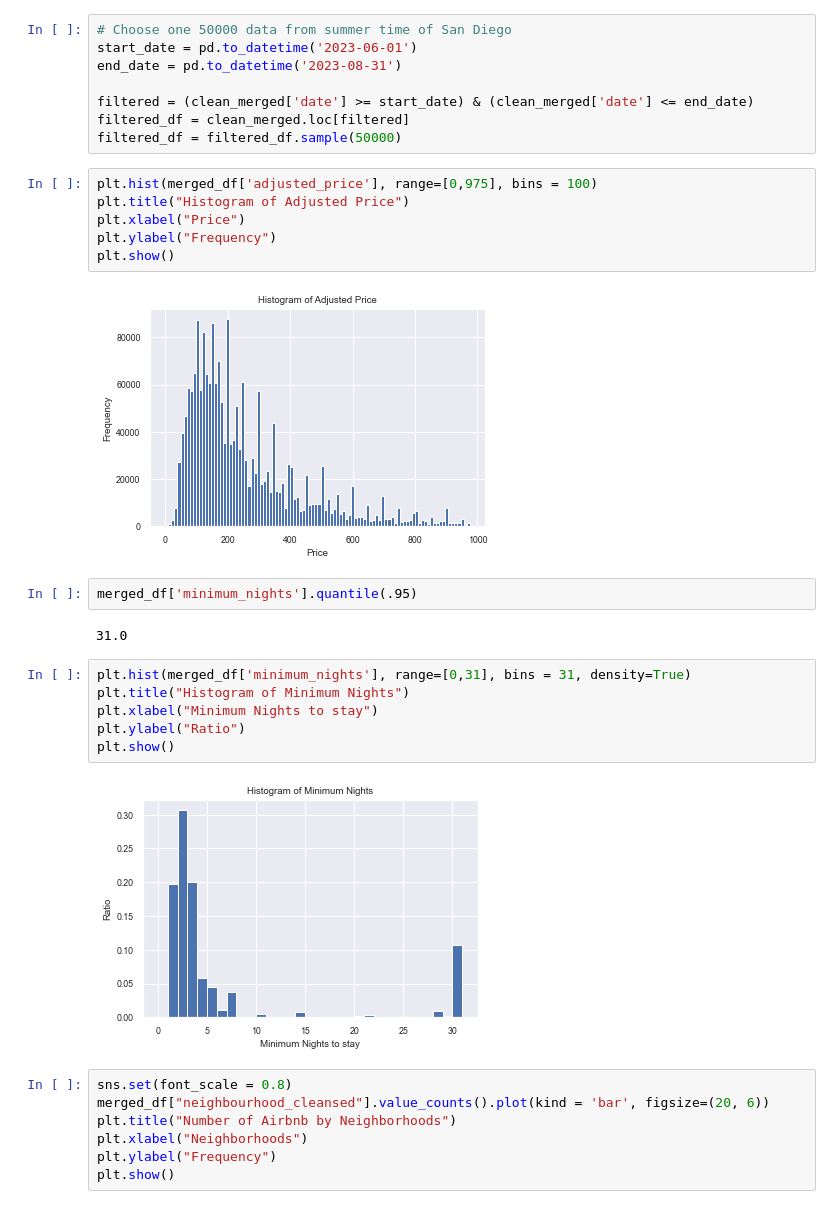
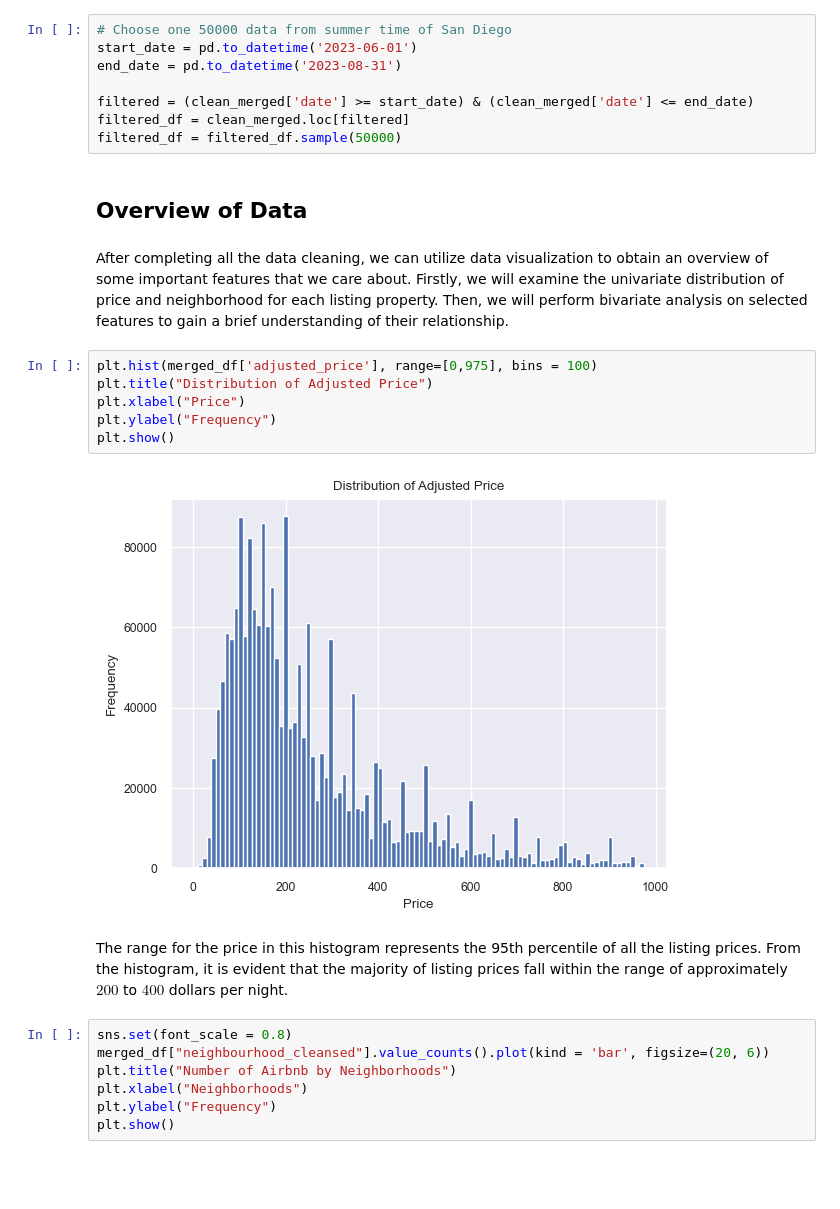
Before and after one commit to COGS118A/Group004-SP23, a Jupyter notebook: Checkpoint_Group004-SP23.ipynb, the cells around one changed output. Cells and saved outputs as stored; diff of their text form; blank space fills up the shorter version.

```diff
--- a/Checkpoint_Group004-SP23.ipynb
+++ b/Checkpoint_Group004-SP23.ipynb
@@ -227,26 +233,20 @@ end_date = pd.to_datetime('2023-08-31')
 filtered = (clean_merged['date'] >= start_date) & (clean_merged['date'] <= end_date)
 filtered_df = clean_merged.loc[filtered]
 filtered_df = filtered_df.sample(50000)
+# %% [markdown]
+## Overview of Data
+# %% [markdown]
+After completing all the data cleaning, we can utilize data visualization to obtain an overview of some important features that we care about. Firstly, we will examine the univariate distribution of price and neighborhood for each listing property. Then, we will perform bivariate analysis on selected features to gain a brief understanding of their relationship.
 # %%
 plt.hist(merged_df['adjusted_price'], range=[0,975], bins = 100)
-plt.title("Histogram of Adjusted Price")
+plt.title("Distribution of Adjusted Price")
 plt.xlabel("Price")
 plt.ylabel("Frequency")
 plt.show()
 # %% [output]
-[figure, old version]
+[figure, new version]
-# %%
-merged_df['minimum_nights'].quantile(.95)
-# %% [output]
-31.0
-# %%
-plt.hist(merged_df['minimum_nights'], range=[0,31], bins = 31, density=True)
-plt.title("Histogram of Minimum Nights")
-plt.xlabel("Minimum Nights to stay")
-plt.ylabel("Ratio")
-plt.show()
-# %% [output]
-[figure, removed]
+# %% [markdown]
+The range for the price in this histogram represents the 95th percentile of all the listing prices. From the histogram, it is evident that the majority of listing prices fall within the range of approximately $200$ to $400$ dollars per night.
 # %%
 sns.set(font_scale = 0.8)
 merged_df["neighbourhood_cleansed"].value_counts().plot(kind = 'bar', figsize=(20, 6))
```
Also changed, not shown: parts of 44 cells of this notebook.
